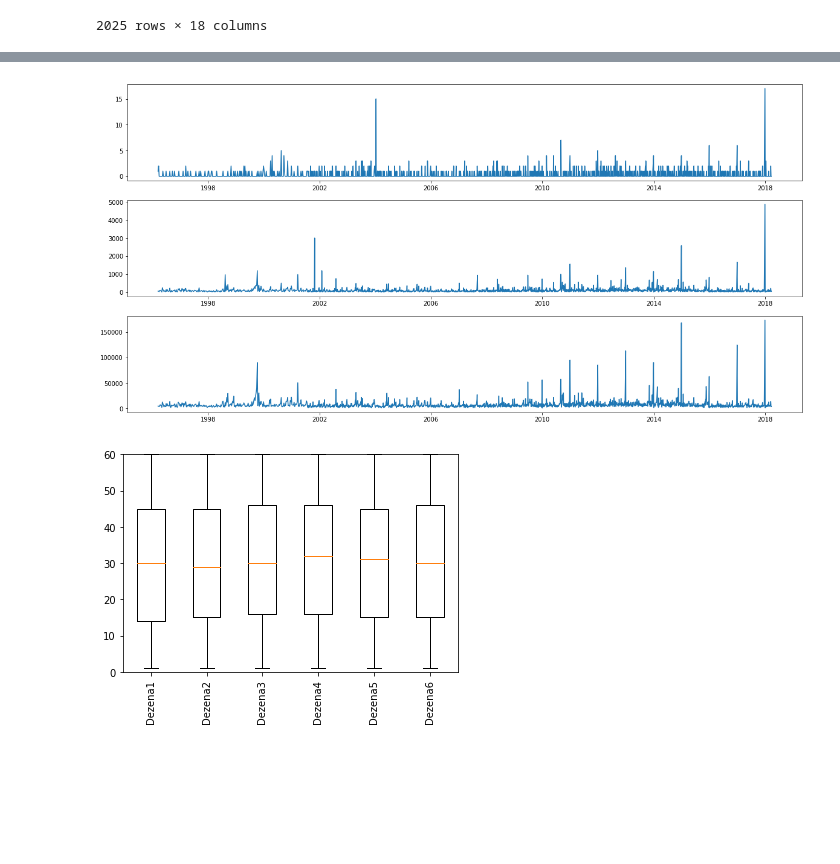
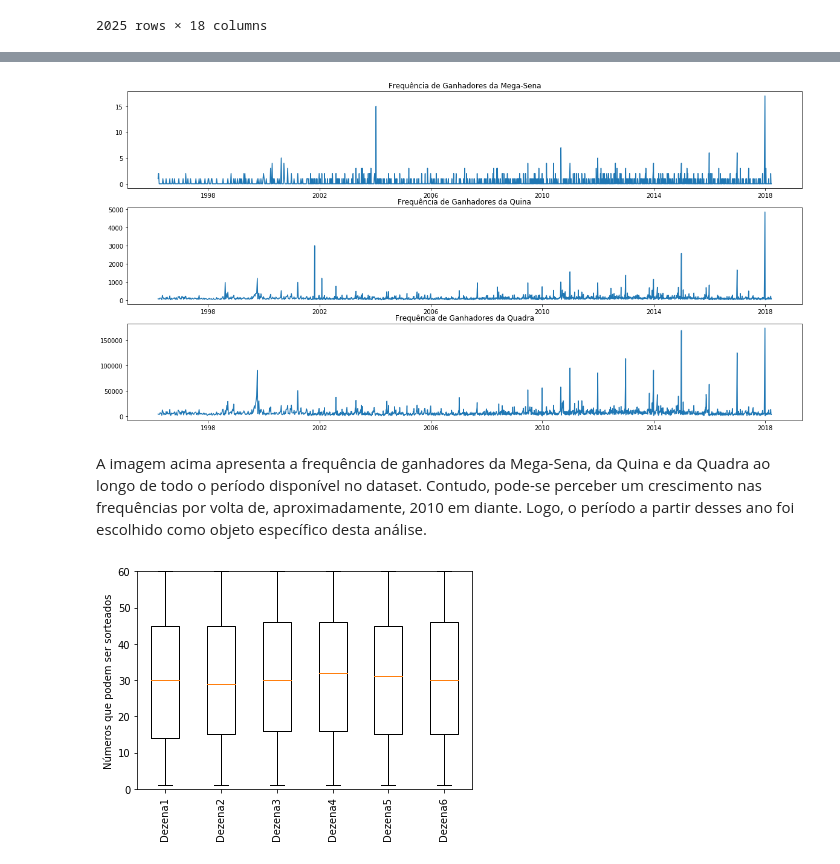
Before and after one commit to patysayonara/PROB-Patricia_Sayonara, a Jupyter notebook: PROB-Patricia_Sayonara.ipynb, the cells around one changed output, grey strips where cells are left out. Saved outputs shown, nothing was run; the diff lists cells and outputs as text; code cells hidden in the pictures; blank space fills up the shorter version.

```diff
--- a/PROB-Patricia_Sayonara.ipynb
+++ b/PROB-Patricia_Sayonara.ipynb
@@ -26,12 +51,16 @@ data
 # %%
+#Imagem 1
 import matplotlib.pyplot as plt
 fig = plt.figure(figsize =(20, 10))
 ax1 = fig.add_subplot(3, 1, 1)
 ax2 = fig.add_subplot(3, 1, 2)
 ax3 = fig.add_subplot(3, 1, 3)
 ax1.plot(data['Data Sorteio'][1:], data['Ganhadores_Sena'][1:])
+ax1.set_title("Frequência de Ganhadores da Mega-Sena")
 ax2.plot(data['Data Sorteio'][1:], data['Ganhadores_Quina'][1:])
+ax2.set_title("Frequência de Ganhadores da Quina")
 ax3.plot(data['Data Sorteio'][1:], data['Ganhadores_Quadra'][1:])
+ax3.set_title("Frequência de Ganhadores da Quadra")
 plt.show()
 # %% [output]
-[figure, old version]
+[figure, new version]
@@ -41,9 +67,13 @@ plt.show()
+# %% [markdown]
+A imagem acima apresenta a frequência de ganhadores da Mega-Sena, da Quina e da Quadra ao longo de todo o período disponível no dataset. Contudo, pode-se perceber um crescimento nas frequências por volta de, aproximadamente, 2010 em diante. Logo, o período a partir desses ano foi escolhido como objeto específico desta análise.
 # %%
+#Imagem 2
 fig, ax = plt.subplots()
 num_cols = ['Dezena1', 'Dezena2', 'Dezena3', 'Dezena4', 'Dezena5', 'Dezena6']
 ax.boxplot(data[num_cols][data['Data Sorteio'] >= '2010-01-01'].values)
 ax.set_xticklabels(num_cols, rotation=90)
+ax.set_ylabel("Números que podem ser sorteados")
 ax.set_ylim(0, 60)
 plt.show()
 # %% [output]
-[figure, old version]
+[figure, new version]
```
Also changed, not shown: parts of 22 cells of this notebook.
